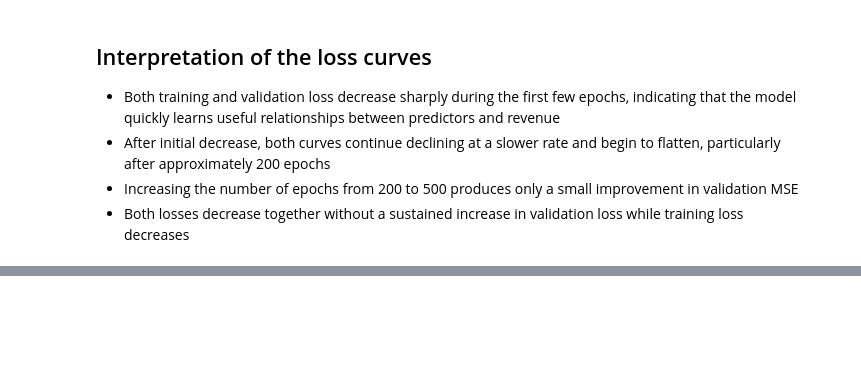
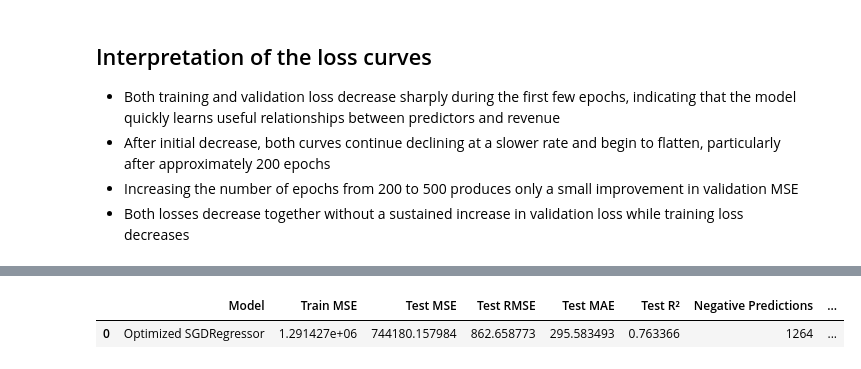
Before and after one commit to L-nsamba/linear_regression_model, a Jupyter notebook: summative/linear_regression/multivariate.ipynb, the cells around one changed output, grey strips where cells are left out. Drawn from its saved outputs; the diff is of its cells as text; code cells hidden in the pictures; blank space fills up the shorter version.

```diff
--- a/summative/linear_regression/multivariate.ipynb
+++ b/summative/linear_regression/multivariate.ipynb
@@ -815,0 +889,36 @@ plt.show()
+# %%
+# Generating and preserving predictions from the optimized SGD model
+sgd_train_preds = final_sgd_model.predict(X_train_processed)
+sgd_test_preds = final_sgd_model.predict(X_test_processed)
+
+# Reusing final MSE values from Epoch 500
+final_train_mse = final_train_mse_history[-1]
+final_test_mse = final_test_mse_history[-1]
+
+# Calculating additional evaluation metrics
+final_test_rmse = np.sqrt(final_test_mse)
+final_test_mae = mean_absolute_error(y_test, sgd_test_preds)
+final_test_r2 = r2_score(y_test, sgd_test_preds)
+
+# Calculating negative prediction count and percentage
+negative_preds_count = int(np.sum(sgd_test_preds < 0))
+negative_preds_pct = (negative_preds_count / len(y_test)) * 100
+
+# Storing metrics for final model comparison
+sgd_final_metrics = {
+    "Model": "Optimized SGDRegressor",
+    "Train MSE": final_train_mse,
+    "Test MSE": final_test_mse,
+    "Test RMSE": final_test_rmse,
+    "Test MAE": final_test_mae,
+    "Test R²": final_test_r2,
+    "Negative Predictions": negative_preds_count,
+    "Negative Predictions (%)": negative_preds_pct,
+}
+
+# Converting metrics into a DataFrame
+sgd_results_df = pd.DataFrame([sgd_final_metrics])
+display(sgd_results_df)
+# %% [output]
+|  | Model | Train MSE | Test MSE | Test RMSE | Test MAE | Test R² | Negative Predictions | ... |
+| 0 | Optimized SGDRegressor | 1.291427e+06 | 744180.157984 | 862.658773 | 295.583493 | 0.763366 | 1264 | ... |
```
Also changed, not shown: parts of 9 cells of this notebook.
